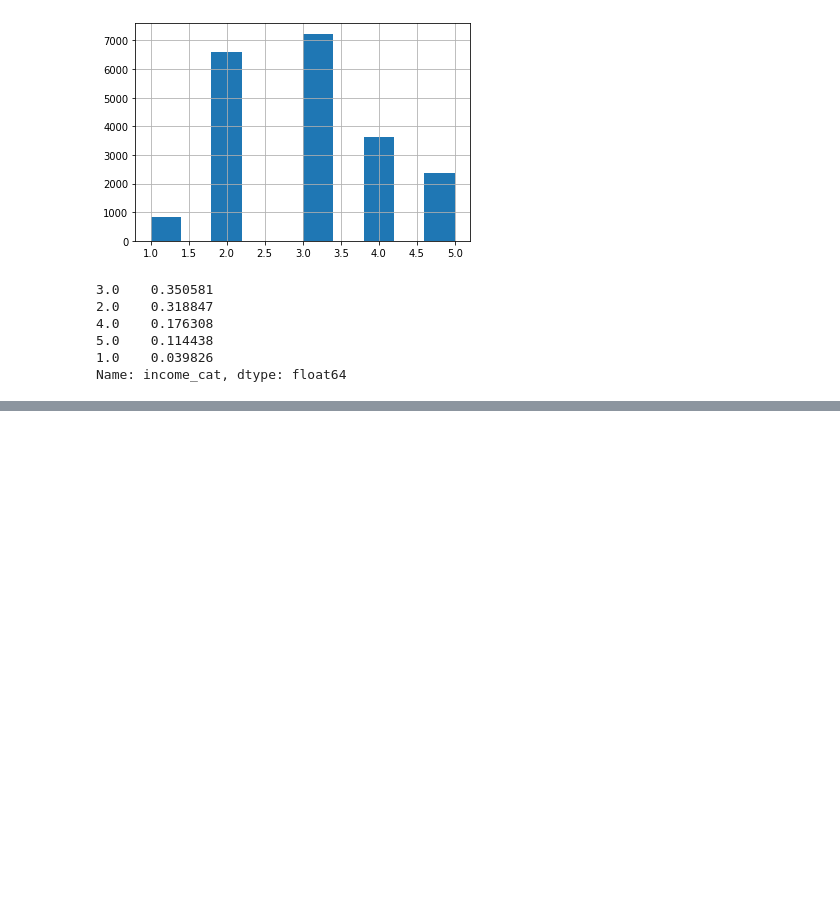
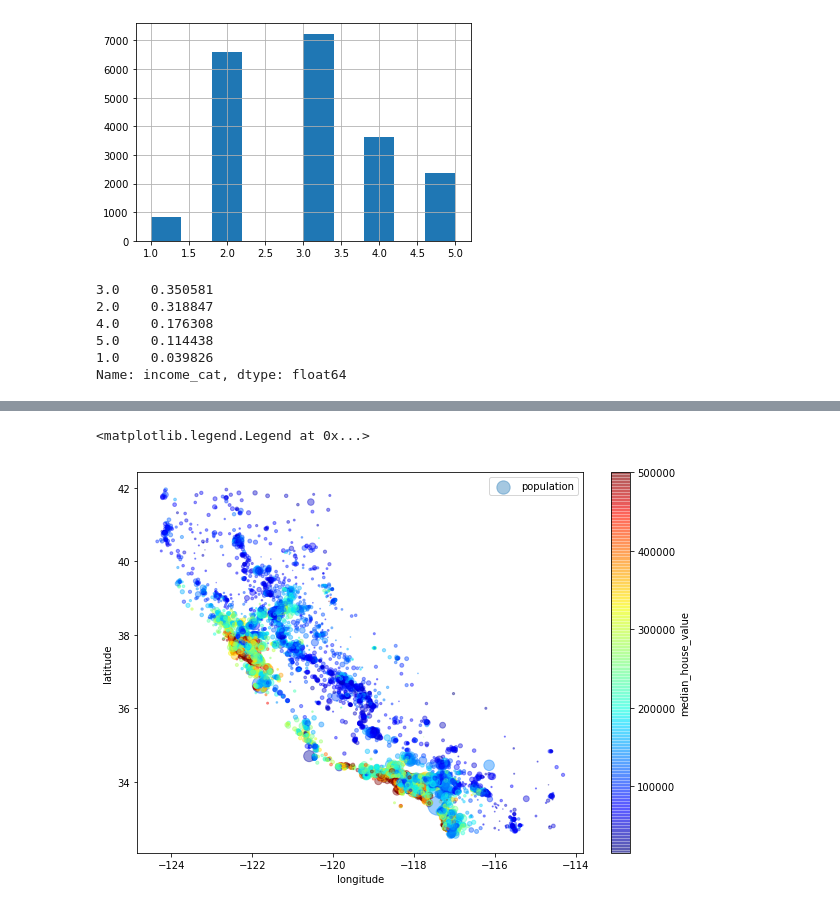
Before and after one commit to jinseriouspark/Today_I_Learned, a Jupyter notebook: book/handson_ml/2장_–_머신러닝_프로젝트_처음부터_끝까지.ipynb, the cells around one changed output, grey strips where cells are left out. Drawn from its saved outputs; the diff is of its cells as text; code cells hidden in the pictures; blank space fills up the shorter version.

```diff
--- a/book/handson_ml/2장_–_머신러닝_프로젝트_처음부터_끝까지.ipynb
+++ b/book/handson_ml/2장_–_머신러닝_프로젝트_처음부터_끝까지.ipynb
@@ -224,0 +237,14 @@ for set_ in (strat_train_set, strat_test_set):
+# %%
+# 주택가격
+housing.plot(kind = 'scatter', x= 'longitude', y='latitude', alpha = 0.4,
+              s = housing['population']/100, label = 'population', figsize = (10,7),
+              c = 'median_house_value', cmap = plt.get_cmap('jet'), colorbar = True,
+              sharex=False)
+
+plt.legend()
+# 빨간색은 높은 가격, 파란색은 낮은 가격, 큰 원은 인구가 밀집된 지역을 나타냄
+# 이 그림에서 주택가격은 지역과 인구밀도에 관련성이 있다는 것을 알 수 있는데,
+# 군집 알고리즘을 사용해 주요 군집을 찾고 군집의 중심까지 거리를 재는 특성을 추가할 수 있다
+# %% [output]
+<matplotlib.legend.Legend at 0x...>
+[figure, added]
```
Also changed, not shown: parts of 13 cells of this notebook.
